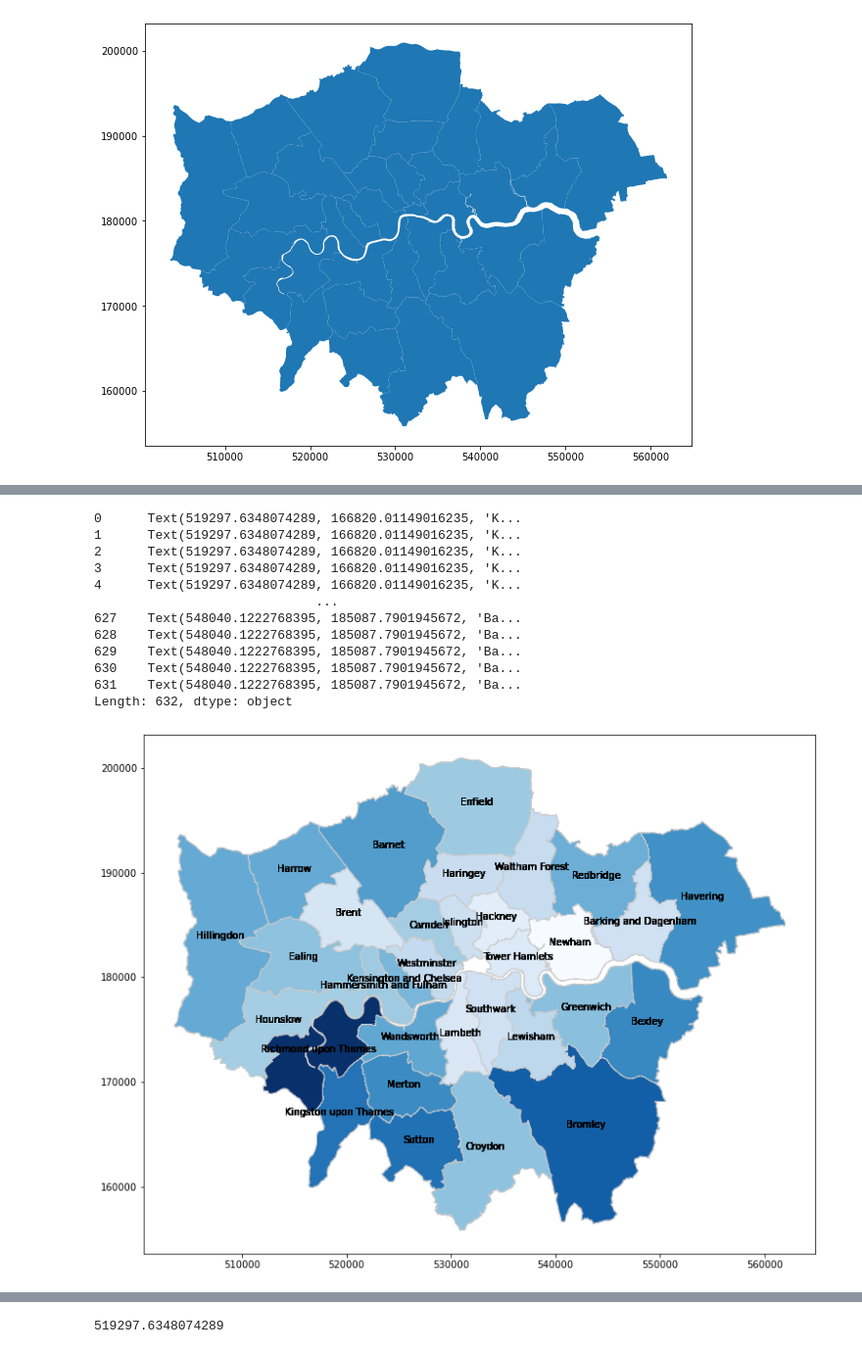
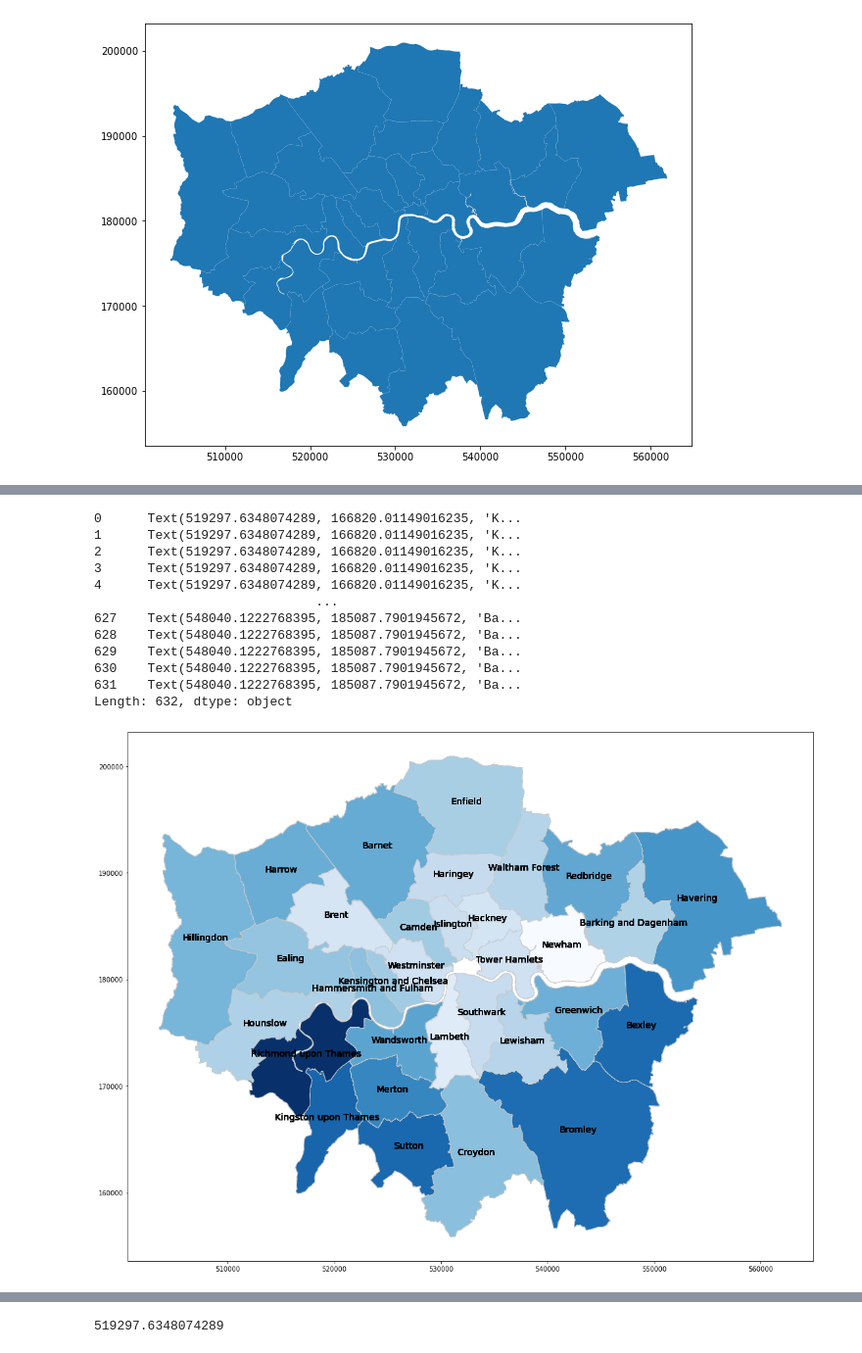
Before and after one commit to epfl-ada/ada-2020-project-milestone-p3-p3_datasurferz, a Jupyter notebook: map.ipynb, the cells around one changed output, grey strips where cells are left out. Shown at 98% size. Cells and saved outputs as stored; diff of their text form; code cells hidden in the pictures.

```diff
--- a/map.ipynb
+++ b/map.ipynb
@@ -12,9 +13,9 @@ The following was heavily inspired from this tutorial : https://towardsdatascien
 
 Additional data for the map creation : https://data.london.gov.uk/dataset/statistical-gis-boundary-files-london
 # %%
-map_wards = gpd.read_file("data\London-wards-2018_ESRI")
+map_wards = gpd.read_file("data/London-wards-2018_ESRI")
 geo = pd.read_csv("data/london_pcd2geo_2015.csv")
-map_bouroughs = gpd.read_file('data\statistical-gis-boundaries-london\ESRI')
+map_bouroughs = gpd.read_file('data/statistical-gis-boundaries-london/ESRI')
 # check data type so we can see that this is not a normal dataframe, but a GEOdataframe
 map_bouroughs.head()
 # %% [output]
@@ -34,7 +35,7 @@ map_bouroughs.plot(figsize=(10,10))
 # %%
 # let's import the data:
 
-final = pd.read_csv('ALDI_standardize.csv')
+final = pd.read_csv('ALDI_re_scale.csv')
 final
 # %% [output]
 |  | area_id | Names | Housing | Safety | Income | Life_Satisfaction | Civic | Work_Life_Balance | Jobs | ... |
@@ -75,7 +77,7 @@ merged_wards.plot(column='Foods', cmap='Blues', linewidth=0.8, ax=ax, edgecolor=
 # %%
 geo = geo[['oslaua','osward']].drop_duplicates()
 merged_bouroughs = map_bouroughs.merge(geo, right_on = 'oslaua',left_on = 'GSS_CODE')
-merged_bouroughs = merged_bouroughs.merge(final.loc[:,['area_id','final']],left_on = 'osward', right_on = 'area_id')
+merged_bouroughs = merged_bouroughs.merge(final,left_on = 'osward', right_on = 'area_id')
 # %%
 merged_bouroughs.head(3)
 # %% [output]
@@ -86,22 +89,22 @@ merged_bouroughs.head(3)
 # %%
 merged_bouroughs.final = merged_bouroughs.apply(lambda x : np.sum(merged_bouroughs[x.GSS_CODE == merged_bouroughs.GSS_CODE].final)
                                                / np.sum([x.GSS_CODE == merged_bouroughs.GSS_CODE]), axis =1)
 
 
-fig, ax = plt.subplots(1, figsize=(15, 10))
+fig, ax = plt.subplots(1, figsize=(20, 15))
 merged_bouroughs.plot(column='final', cmap='Blues', linewidth=0.8, ax=ax, edgecolor='0.8')
-merged_bouroughs.apply(lambda x: ax.text(x.geometry.centroid.coords[0][0], x.geometry.centroid.coords[0][1],s=x.NAME,ha='center', fontsize=10), axis = 1)
+merged_bouroughs.apply(lambda x: ax.text(x.geometry.centroid.coords[0][0], x.geometry.centroid.coords[0][1],s=x.NAME,ha='center', fontsize=14), axis = 1)
 # %% [output]
 0      Text(519297.6348074289, 166820.01149016235, 'K...
 1      Text(519297.6348074289, 166820.01149016235, 'K...
 2      Text(519297.6348074289, 166820.01149016235, 'K...
 3      Text(519297.6348074289, 166820.01149016235, 'K...
 4      Text(519297.6348074289, 166820.01149016235, 'K...
                              ...
 627    Text(548040.1222768395, 185087.7901945672, 'Ba...
 628    Text(548040.1222768395, 185087.7901945672, 'Ba...
 629    Text(548040.1222768395, 185087.7901945672, 'Ba...
 630    Text(548040.1222768395, 185087.7901945672, 'Ba...
 631    Text(548040.1222768395, 185087.7901945672, 'Ba...
 Length: 632, dtype: object
-[figure, old version]
+[figure, new version]
```
Also changed, not shown: parts of 9 cells of this notebook, 1 other file.
